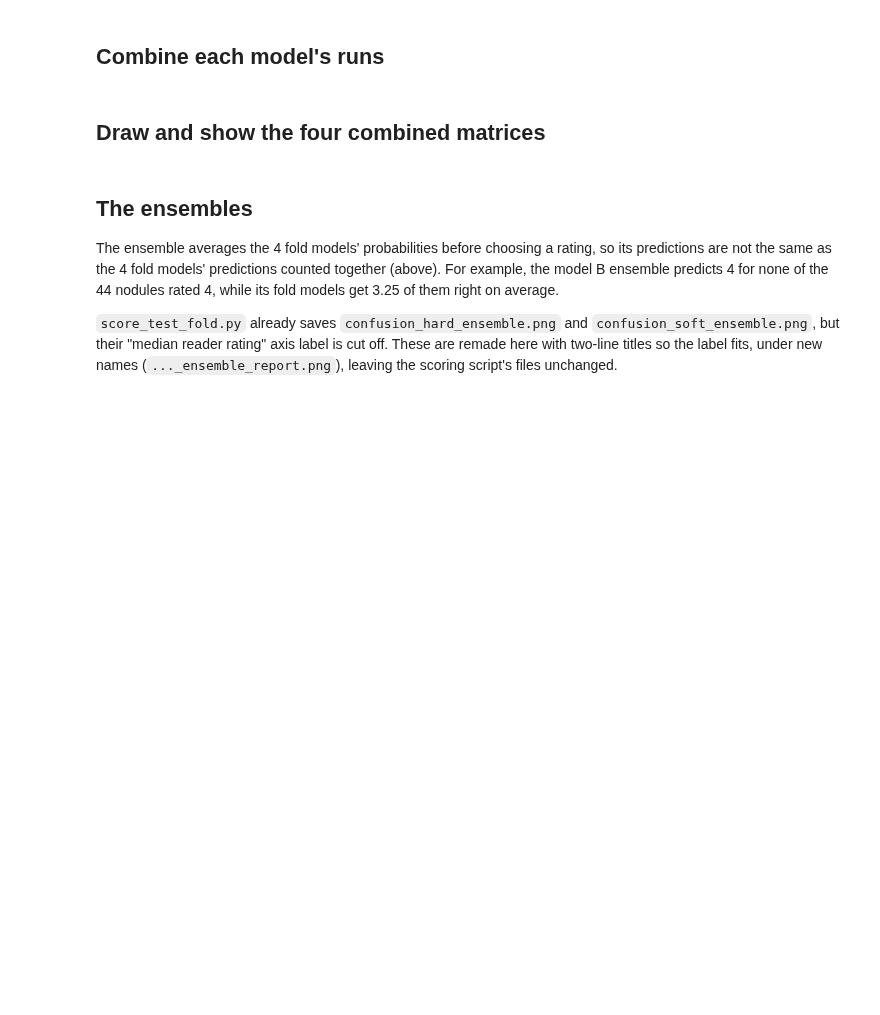
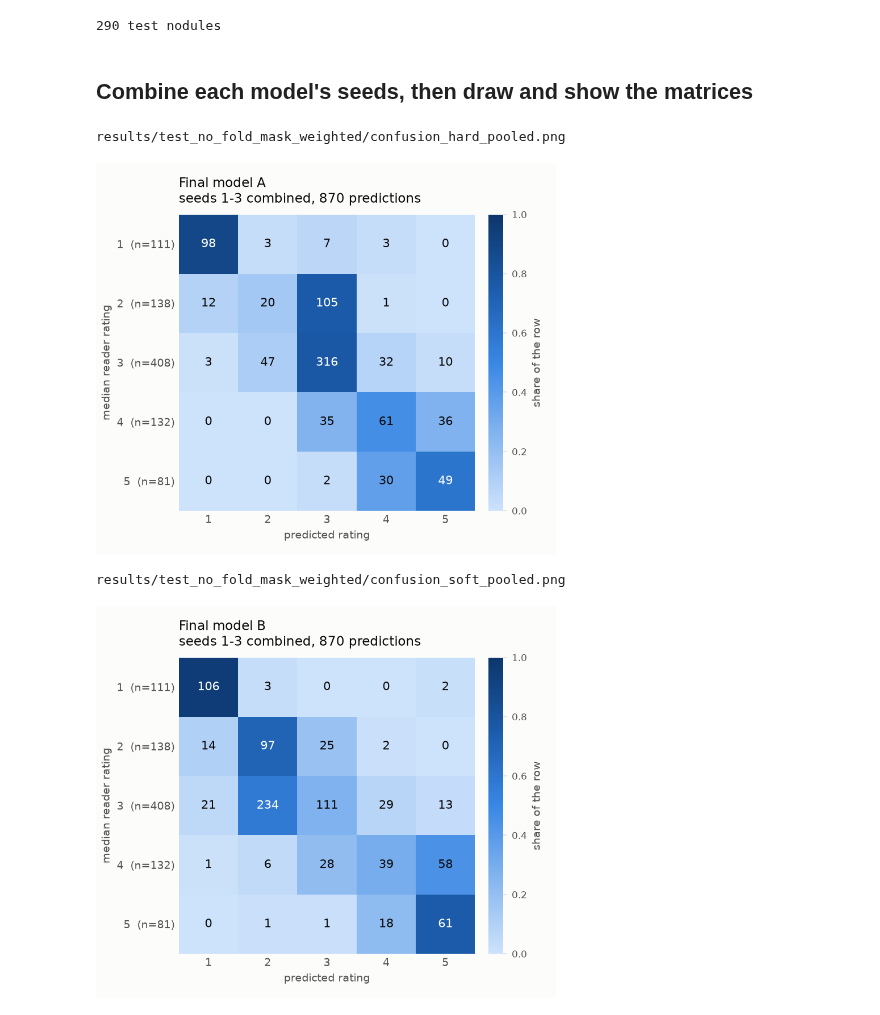
Before and after one commit to CaNtHinkOfaUser/Classifying-malignancy-in-lung-nodules-using-deep-learning-models, a Jupyter notebook: Model/confusion_matrices_test.ipynb, the cells around one changed output. Cells and saved outputs as stored; diff of their text form; code cells hidden in the pictures; blank space fills up the shorter version.

```diff
--- a/Model/confusion_matrices_test.ipynb
+++ b/Model/confusion_matrices_test.ipynb
@@ -14,6 +8,7 @@ One confusion matrix per model, combining all of its runs on the 290 test nodule
 Drawn with `_confusion_png` from `plots.py`, the same function as the per-run matrices:
 cell numbers are counts, colour is the share of the row.
 # %%
+import json
 import sys
 from pathlib import Path
 
@@ -24,36 +19,46 @@ from IPython.display import Image, display
 
 PROJECT = Path.cwd().parent if Path.cwd().name == "Model" else Path.cwd()
 sys.path.insert(0, str(PROJECT / "Model"))       # plots.py
+sys.path.insert(0, str(PROJECT / "pipeline"))    # metrics.py
 from plots import _confusion_png
 
-SINGLE_DIR = PROJECT / "runs" / "cls_no_fold_mask"
-FOLDS_DIR = PROJECT / "runs" / "cls_mask"
-SINGLE_OUT = PROJECT / "results" / "test_no_fold_mask"     # saved next to the other test results
-FOLDS_OUT = PROJECT / "results" / "test_fold_mask"
+RUNS_DIR = PROJECT / "runs" / "cls_no_fold_mask_weighted"
+OUT_DIR = PROJECT / "results" / "test_no_fold_mask_weighted"     # saved next to the other test results of this model
 SEEDS = [1, 2, 3]
-FOLDS = [1, 2, 3, 4]
-P_COLS = [f"p{k}" for k in range(1, 6)]
+RATINGS = [1, 2, 3, 4, 5]
+P_COLS = [f"p{k}" for k in RATINGS]
+KINDS = {"hard": "A", "soft": "B"}
+
+# check these are the final model's runs: CT + mask input, class-weighted loss
+for kind in KINDS:
+    for s in SEEDS:
+        cfg = json.loads((RUNS_DIR / f"{kind}_seed{s}" / "config.json").read_text())
+        assert cfg.get("mask") and cfg.get("loss") == "weighted", f"{kind}_seed{s} is not a mask + weighted run"
 
 labels = pd.read_csv(PROJECT / "data" / "nodules_labels.csv")
 test = labels[labels["split"] == "test"].set_index("nodule_key")
 hard = test["hard"].to_numpy()
 print(f"{len(test)} test nodules")
+
+def probs_of(run):
+    """One run's test probabilities, rows in the order of the test nodules."""
+    preds = pd.read_csv(RUNS_DIR / run / "test_preds.csv").set_index("nodule_key")
+    return preds.loc[test.index, P_COLS].to_numpy()
+# %% [output]
+290 test nodules
 # %% [markdown]
-## Combine each model's runs
+## Combine each model's seeds, then draw and show the matrices
 # %%
-def predicted(run_dir):
-    """One run's predicted rating for each test nodule (the rating with the highest probability)."""
-    preds = pd.read_csv(run_dir / "test_preds.csv").set_index("nodule_key")
-    return preds.loc[test.index, P_COLS].to_numpy().argmax(axis=1) + 1
-
-matrices = []     # (title, true ratings, predicted ratings, output file)
-for kind, model in (("hard", "A"), ("soft", "B")):
-    pred = np.concatenate([predicted(SINGLE_DIR / f"{kind}_seed{s}") for s in SEEDS])
-    matrices.append((f"Single split, model {model}\nseeds 1-3 combined, {len(pred)} predictions",
-                     np.tile(hard, len(SEEDS)), pred, SINGLE_OUT / f"confusion_{kind}_pooled.png"))
-for kind, model in (("hard", "A"), ("soft", "B")):
-    pred = np.concatenate([predicted(FOLDS_DIR / f"{kind}_fold{k}") for k in FOLDS])
-    matrices.append((f"Folds, model {model}\n4 fold models combined, {len(pred)} predictions",
-                     np.tile(hard, len(FOLDS)), pred, FOLDS_OUT / f"confusion_{kind}_folds_pooled.png"))
+matplotlib.use("Agg")      # _confusion_png saves to a file; the saved file is shown below
+for kind, m in KINDS.items():
+    pred = np.concatenate([probs_of(f"{kind}_seed{s}").argmax(axis=1) + 1 for s in SEEDS])
+    path = OUT_DIR / f"confusion_{kind}_pooled.png"
+    _confusion_png(np.tile(hard, len(SEEDS)), pred,
+                   f"Final model {m}\nseeds 1-3 combined, {len(pred)} predictions", path)
+    print(path.relative_to(PROJECT))
+    display(Image(filename=str(path), width=460))
+# %% [output]
+results/test_no_fold_mask_weighted/confusion_hard_pooled.png
+[figure, added]
+results/test_no_fold_mask_weighted/confusion_soft_pooled.png
+[figure, added]
-# %% [markdown]
-## Draw and show the four combined matrices
@@ -66,10 +64,0 @@ for title, h, pred, path in matrices:
-# %% [markdown]
-## The ensembles
-
-The ensemble averages the 4 fold models' probabilities before choosing a rating, so its predictions are not the
-same as the 4 fold models' predictions counted together (above). For example, the model B ensemble predicts 4 for
-none of the 44 nodules rated 4, while its fold models get 3.25 of them right on average.
-
-`score_test_fold.py` already saves `confusion_hard_ensemble.png` and `confusion_soft_ensemble.png`, but their
-"median reader rating" axis label is cut off. These are remade here with two-line titles so the label fits,
-under new names (`..._ensemble_report.png`), leaving the scoring script's files unchanged.
```
Also changed, not shown: parts of 3 cells of this notebook, 8 other files.
